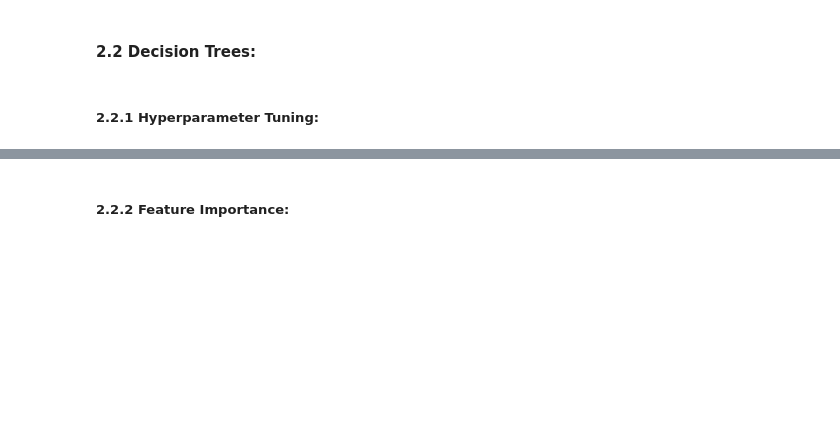
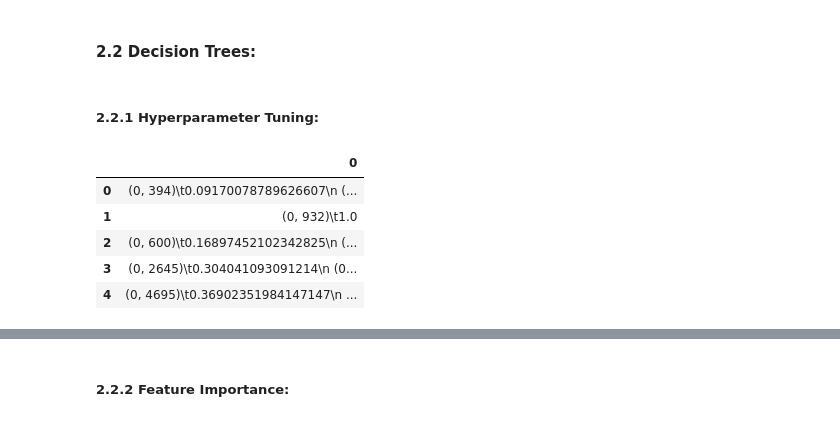
Before and after one commit to harshv2013/Toxic-Comments-Classification, a Jupyter notebook: Toxicity_Classification2.ipynb, the cells around one changed output, grey strips where cells are left out. Cells and saved outputs as stored; diff of their text form; code cells hidden in the pictures; blank space fills up the shorter version.

```diff
--- a/Toxicity_Classification2.ipynb
+++ b/Toxicity_Classification2.ipynb
@@ -1078,6 +1091,17 @@ df.sort_values("weights", ascending=True).iloc[0:20,:]
 #### 2.2 Decision Trees:
 # %% [markdown]
 ##### 2.2.1 Hyperparameter Tuning:
+# %%
+tfidf_train[0]
+mydf = pd.DataFrame(tfidf_train)
+mydf.head()
+# %% [output]
+|  | 0 |
+| 0 | (0, 394)\t0.09170078789626607\n (... |
+| 1 | (0, 932)\t1.0 |
+| 2 | (0, 600)\t0.16897452102342825\n (... |
+| 3 | (0, 2645)\t0.304041093091214\n (0... |
+| 4 | (0, 4695)\t0.36902351984147147\n ... |
 # %%
 # Performing hyperparameter tuning:
 max_depth = [3, 5, 7]
```
Also changed, not shown: parts of 28 cells of this notebook.
